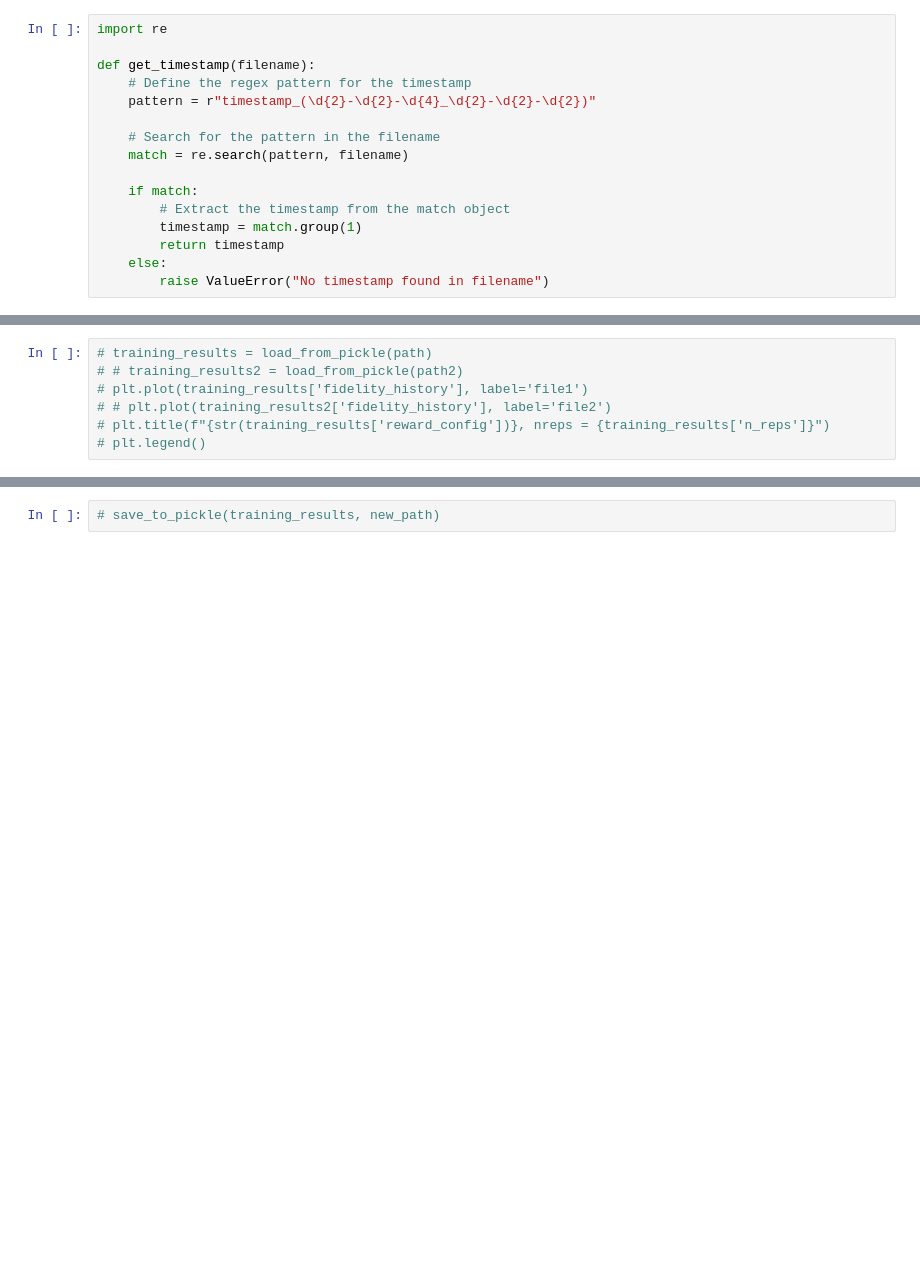
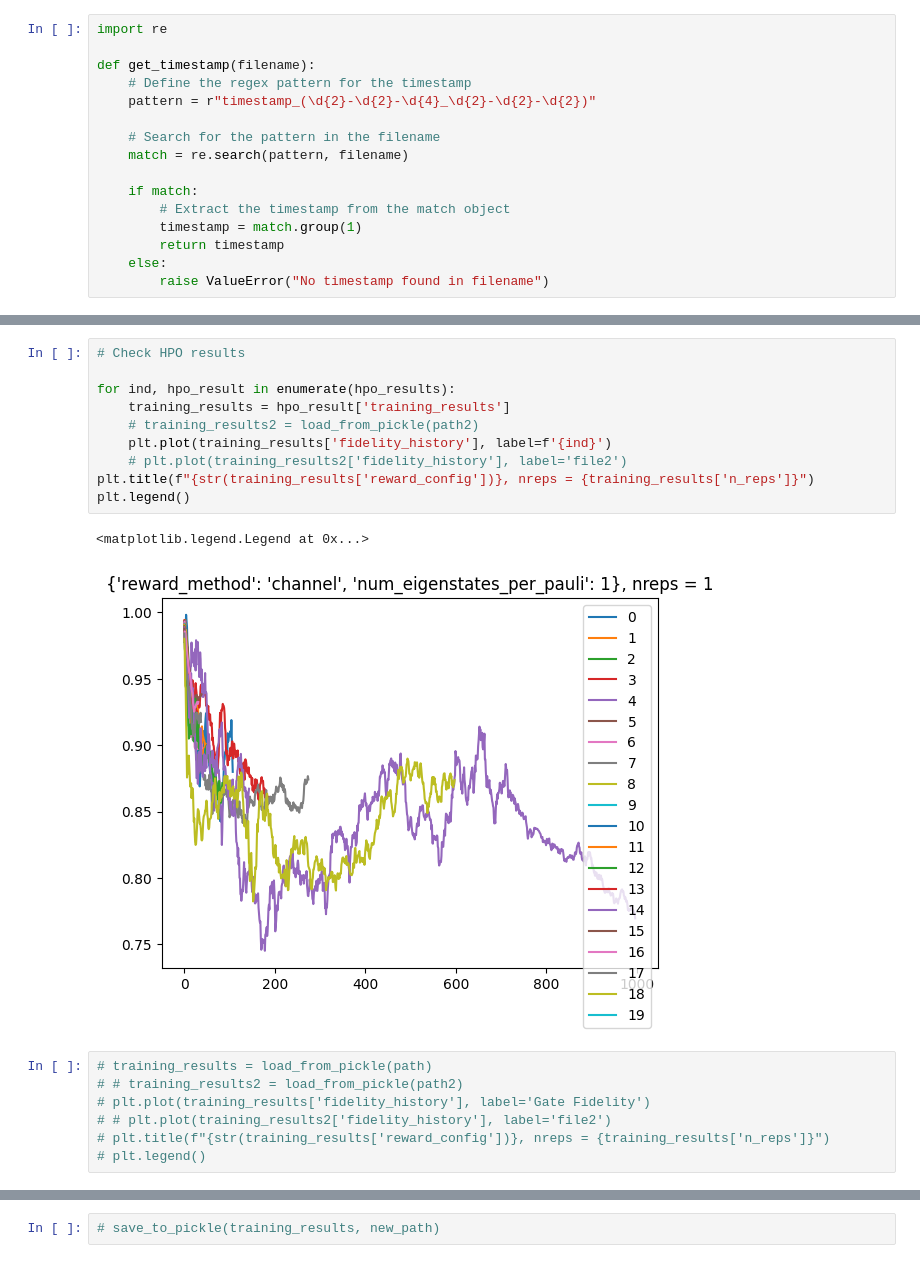
Before and after one commit to lukasvoss/Quantum_Optimal_Control, a Jupyter notebook: gate_level/spillover_noise_use_case/results_analysis.ipynb, the cells around one changed output, grey strips where cells are left out. Drawn from its saved outputs; the diff is of its cells as text; blank space fills up the shorter version.

```diff
--- a/gate_level/spillover_noise_use_case/results_analysis.ipynb
+++ b/gate_level/spillover_noise_use_case/results_analysis.ipynb
@@ -73,7 +99,20 @@ path = os.path.join(directory, filename)
+# %%
+# Check HPO results
+
+for ind, hpo_result in enumerate(hpo_results):
+    training_results = hpo_result['training_results']
+    # training_results2 = load_from_pickle(path2)
+    plt.plot(training_results['fidelity_history'], label=f'{ind}')
+    # plt.plot(training_results2['fidelity_history'], label='file2')
+plt.title(f"{str(training_results['reward_config'])}, nreps = {training_results['n_reps']}")
+plt.legend()
+# %% [output]
+<matplotlib.legend.Legend at 0x...>
+[figure, added]
 # %%
 # training_results = load_from_pickle(path)
 # # training_results2 = load_from_pickle(path2)
-# plt.plot(training_results['fidelity_history'], label='file1')
+# plt.plot(training_results['fidelity_history'], label='Gate Fidelity')
 # # plt.plot(training_results2['fidelity_history'], label='file2')
 # plt.title(f"{str(training_results['reward_config'])}, nreps = {training_results['n_reps']}")
 # plt.legend()
```
Also changed, not shown: parts of 26 cells of this notebook, 10 other files.
